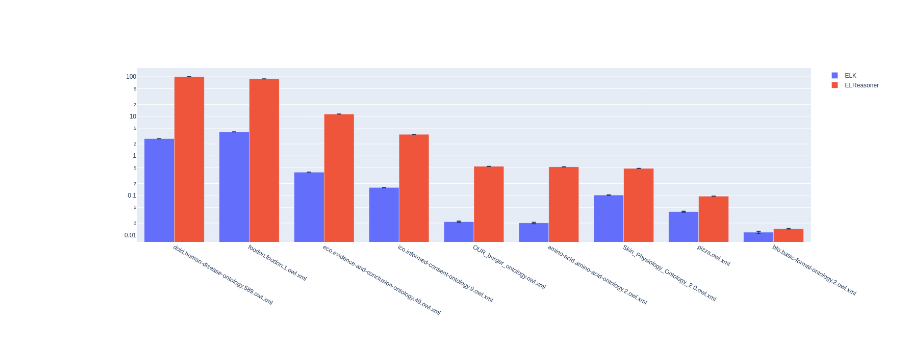
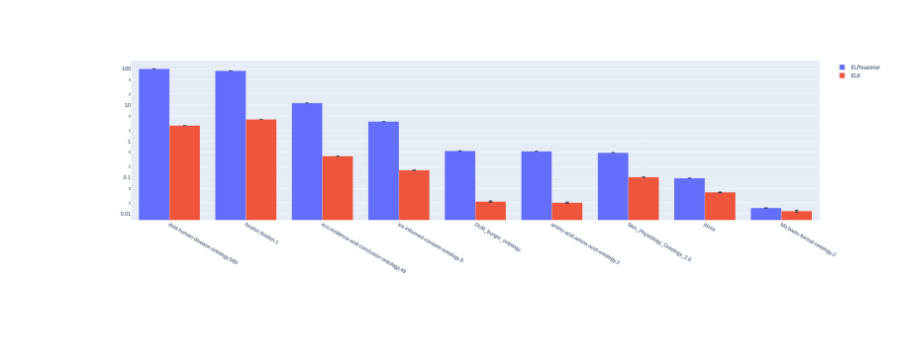
Before and after one commit to matercomus/KR_2023_G8, a Jupyter notebook: reasoner/Results_analysis.ipynb, the cells around one changed output. Cells and saved outputs as stored; diff of their text form; code cells hidden in the pictures; blank space fills up the shorter version.

```diff
--- a/reasoner/Results_analysis.ipynb
+++ b/reasoner/Results_analysis.ipynb
@@ -53,23 +52,0 @@ plt.show()
-# %%
-# Create the bar chart
-plt.figure(figsize=(10, 6))
-barplot = sns.barplot(x='Total Time', y='ontology', hue='Reasoner', data=df)
-
-# Add error bars
-for i, ontology in enumerate(df['ontology'].unique()):
-    ontology_data = df[df['ontology'] == ontology]
-    for j, reasoner in enumerate(df['Reasoner'].unique()):
-        reasoner_data = ontology_data[ontology_data['Reasoner'] == reasoner]
-        if not reasoner_data.empty:
-            mean = reasoner_data['Total Time'].values[0]
-            std_dev = reasoner_data['std_dev'].values[0]  # assuming you have added std_dev to your DataFrame
-            plt.errorbar(mean, i+j*0.2, xerr=std_dev, color='black', fmt='none')
-
-# Set the x-axis to logarithmic scale
-plt.xscale('log')
-
-plt.title('Comparison of EL and ELK Reasoners')
-plt.xlabel('Total Time [s]')
-plt.ylabel('Ontology')
-plt.savefig('all_ontologies_log_time.png')
-plt.show()
@@ -81,16 +56,19 @@ import plotly.io as py
 
 fig = go.Figure()
 
-for reasoner in set(reasoners):
-    x = [ontology for ontology, r in zip(ontologies, reasoners) if r == reasoner]
-    y = [time for time, r in zip(times, reasoners) if r == reasoner]
-    error = [std_dev for std_dev, r in zip(std_devs, reasoners) if r == reasoner]
+# Get the unique reasoners from the DataFrame
+unique_reasoners = df['Reasoner'].unique()
+
+for reasoner in unique_reasoners:
+    # Filter the DataFrame for each reasoner
+    df_reasoner = df[df['Reasoner'] == reasoner]
 
     fig.add_trace(go.Bar(
         name=reasoner,
-        x=x, y=y,
-        error_y=dict(type='data', array=error),
-        ))
+        x=df_reasoner['ontology'],
+        y=df_reasoner['Total Time'],
+        error_y=dict(type='data', array=df_reasoner['std_dev']),
+    ))
 
 fig.update_layout(
     barmode='group',
@@ -107 +84 @@ fig.show()
-[figure, old version]
+[figure, new version]
```
Also changed, not shown: parts of 4 cells of this notebook.
